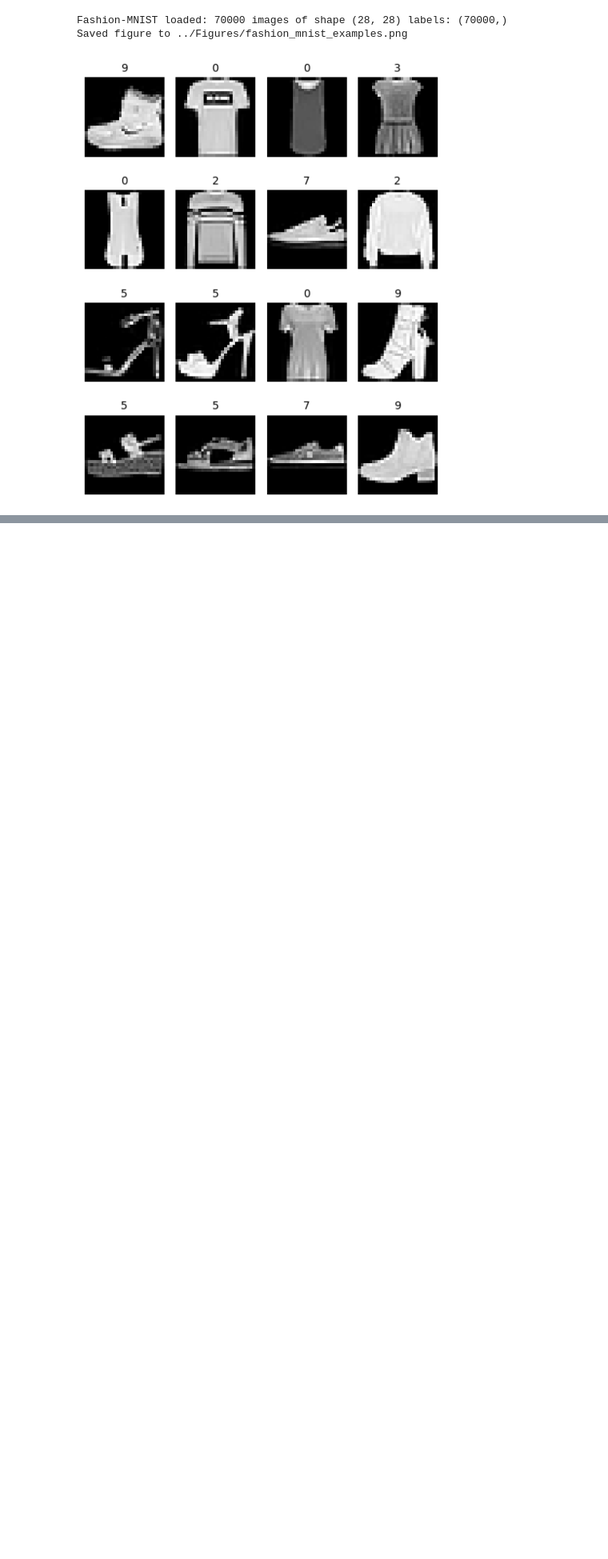
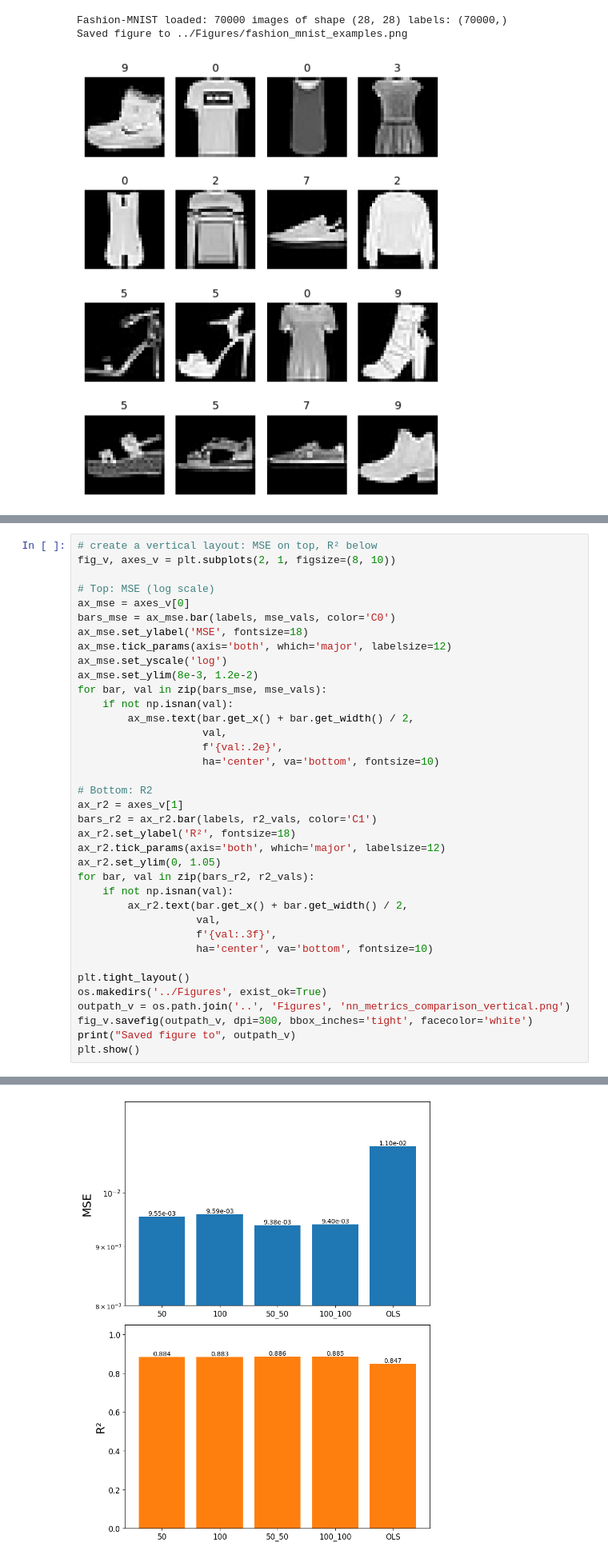
Before and after one commit to m-nader/FYS-STK4155-group14, a Jupyter notebook: project_2/Code/figures.ipynb, the cells around one changed output, grey strips where cells are left out. Shown at 80% size. Saved outputs shown, nothing was run; the diff lists cells and outputs as text; blank space fills up the shorter version.

```diff
--- a/project_2/Code/figures.ipynb
+++ b/project_2/Code/figures.ipynb
@@ -176,0 +182,38 @@ Saved figure to ../Figures/nn_metrics_comparison.png
+# %%
+# create a vertical layout: MSE on top, R² below
+fig_v, axes_v = plt.subplots(2, 1, figsize=(8, 10))
+
+# Top: MSE (log scale)
+ax_mse = axes_v[0]
+bars_mse = ax_mse.bar(labels, mse_vals, color='C0')
+ax_mse.set_ylabel('MSE', fontsize=18)
+ax_mse.tick_params(axis='both', which='major', labelsize=12)
+ax_mse.set_yscale('log')
+ax_mse.set_ylim(8e-3, 1.2e-2)
+for bar, val in zip(bars_mse, mse_vals):
+    if not np.isnan(val):
+        ax_mse.text(bar.get_x() + bar.get_width() / 2,
+                    val,
+                    f'{val:.2e}',
+                    ha='center', va='bottom', fontsize=10)
+
+# Bottom: R2
+ax_r2 = axes_v[1]
+bars_r2 = ax_r2.bar(labels, r2_vals, color='C1')
+ax_r2.set_ylabel('R²', fontsize=18)
+ax_r2.tick_params(axis='both', which='major', labelsize=12)
+ax_r2.set_ylim(0, 1.05)
+for bar, val in zip(bars_r2, r2_vals):
+    if not np.isnan(val):
+        ax_r2.text(bar.get_x() + bar.get_width() / 2,
+                   val,
+                   f'{val:.3f}',
+                   ha='center', va='bottom', fontsize=10)
+
+plt.tight_layout()
+os.makedirs('../Figures', exist_ok=True)
+outpath_v = os.path.join('..', 'Figures', 'nn_metrics_comparison_vertical.png')
+fig_v.savefig(outpath_v, dpi=300, bbox_inches='tight', facecolor='white')
+print("Saved figure to", outpath_v)
+plt.show()
+# %% [output]
@@ -176,0 +221 @@ Saved figure to ../Figures/nn_metrics_comparison.png
+[figure, added]
```
Also changed, not shown: parts of 3 cells of this notebook, 45 other files.
